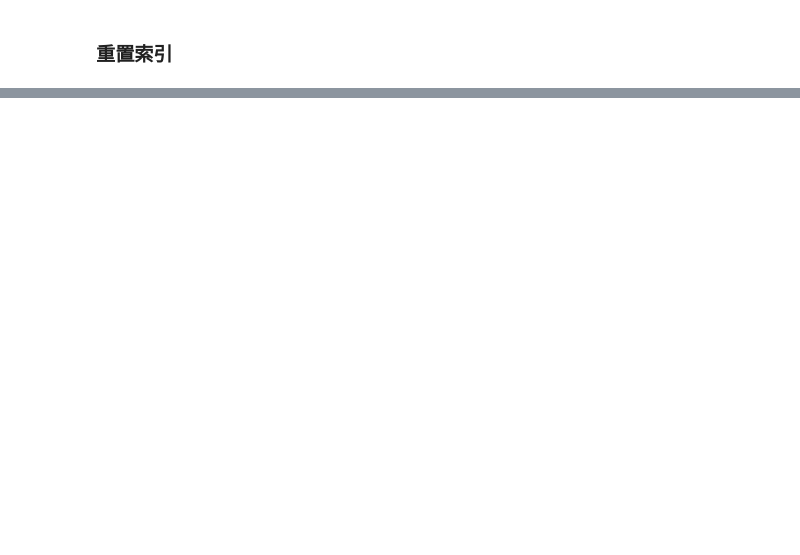
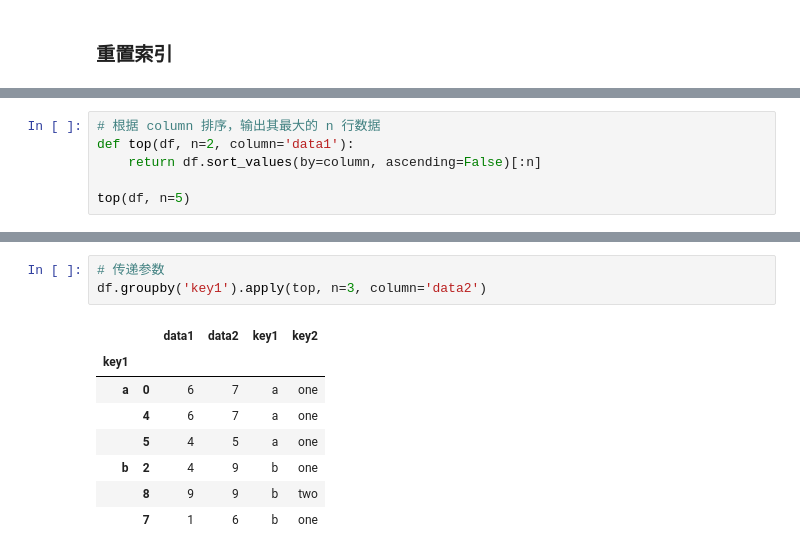
Before and after one commit to kamidox/pandas_tutor, a Jupyter notebook: groupby.ipynb, the cells around one changed output, grey strips where cells are left out. Saved outputs shown, nothing was run; the diff lists cells and outputs as text; blank space fills up the shorter version.

```diff
--- a/groupby.ipynb
+++ b/groupby.ipynb
@@ -429,0 +546,6 @@ df.groupby('key1', as_index=False).agg(d)
+# %%
+# 根据 column 排序，输出其最大的 n 行数据
+def top(df, n=2, column='data1'):
+    return df.sort_values(by=column, ascending=False)[:n]
+
+top(df, n=5)
@@ -429,0 +568,12 @@ df.groupby('key1', as_index=False).agg(d)
+# %%
+# 传递参数
+df.groupby('key1').apply(top, n=3, column='data2')
+# %% [output]
+|  |  | data1 | data2 | key1 | key2 |
+| key1 |  |  |  |  |  |
+| a | 0 | 6 | 7 | a | one |
+|  | 4 | 6 | 7 | a | one |
+|  | 5 | 4 | 5 | a | one |
+| b | 2 | 4 | 9 | b | one |
+|  | 8 | 9 | 9 | b | two |
+|  | 7 | 1 | 6 | b | one |
```
Also changed, not shown: parts of 48 cells of this notebook, 1 other file.
